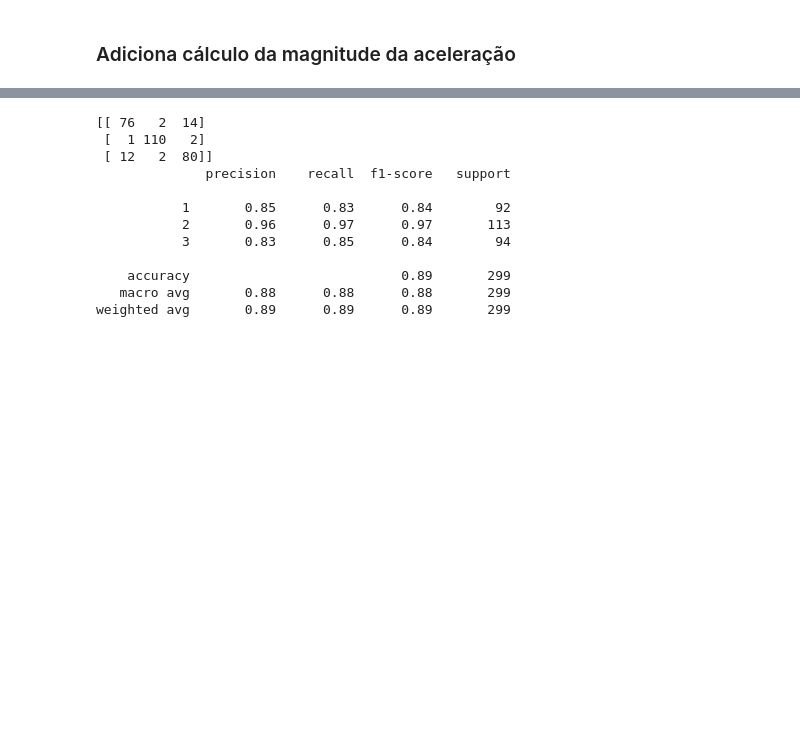
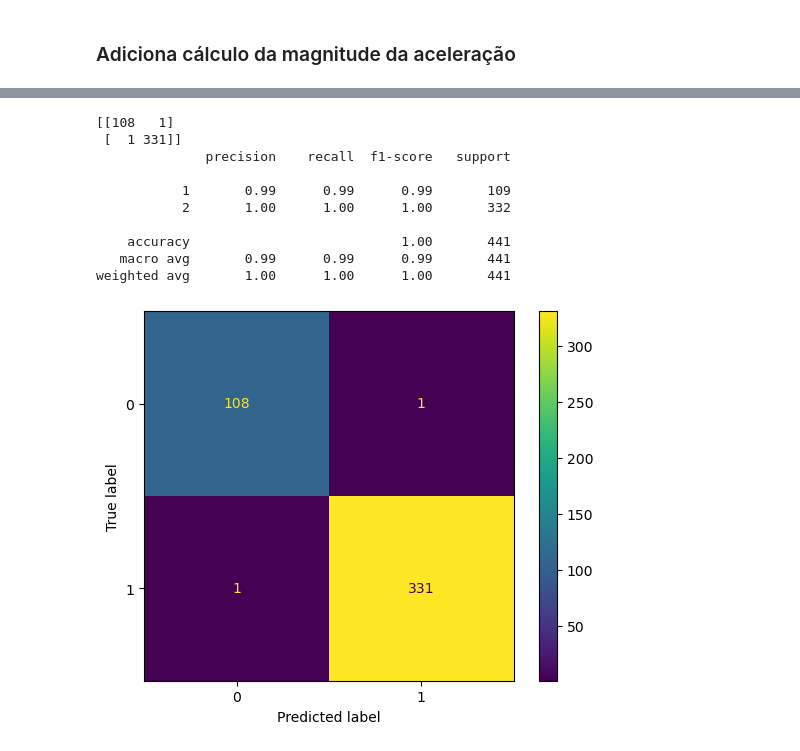
Before and after one commit to juliaborgess18/classificador-de-padroes-de-mobilidade, a Jupyter notebook: src/ml/knn.ipynb, the cells around one changed output, grey strips where cells are left out. Drawn from its saved outputs; the diff is of its cells as text; code cells hidden in the pictures; blank space fills up the shorter version.

```diff
--- a/src/ml/knn.ipynb
+++ b/src/ml/knn.ipynb
@@ -45,27 +71,34 @@ df_embaralhado = df_completo.sample(frac=1).reset_index(drop=True)
 # %%
-X_train, X_test, y_train, y_test = train_test_split(df_embaralhado[['acelX', 'acelY', 'acelZ']], df_embaralhado['idTipoMovimento'], test_size=0.2, random_state=42)
+df_andando_e_correndo = pd.concat([df_andando, df_correndo])
+
+X_train, X_test, y_train, y_test = train_test_split(df_andando_e_correndo[['acelX', 'acelY', 'acelZ', 'MAGNITUDE_ACEL']], df_andando_e_correndo['idTipoMovimento'], test_size=0.2, random_state=42)
 
 scaler = StandardScaler()
 X_train = scaler.fit_transform(X_train)
 X_test = scaler.transform(X_test)
 
 knn = KNeighborsClassifier(n_neighbors=3)
 knn.fit(X_train, y_train)
 
 y_pred = knn.predict(X_test)
 
 print(confusion_matrix(y_test, y_pred))
 print(classification_report(y_test, y_pred))
+
+cm = confusion_matrix(y_test, y_pred)
+
+disp = ConfusionMatrixDisplay(confusion_matrix=cm)
+disp.plot()
+plt.savefig('C:\\classificador-de-padroes-de-mobilidade\\results\\graphs\\knn_matriz_confusao_andando_correndo.png', dpi=300, bbox_inches='tight')
 # %% [output]
-[[ 76   2  14]
- [  1 110   2]
- [ 12   2  80]]
+[[108   1]
+ [  1 331]]
               precision    recall  f1-score   support
 
-           1       0.85      0.83      0.84        92
-           2       0.96      0.97      0.97       113
-           3       0.83      0.85      0.84        94
+           1       0.99      0.99      0.99       109
+           2       1.00      1.00      1.00       332
 
-    accuracy                           0.89       299
-   macro avg       0.88      0.88      0.88       299
-weighted avg       0.89      0.89      0.89       299
+    accuracy                           1.00       441
+   macro avg       0.99      0.99      0.99       441
+weighted avg       1.00      1.00      1.00       441
+[figure, added]
```
Also changed, not shown: parts of 14 cells of this notebook, 9 other files.
